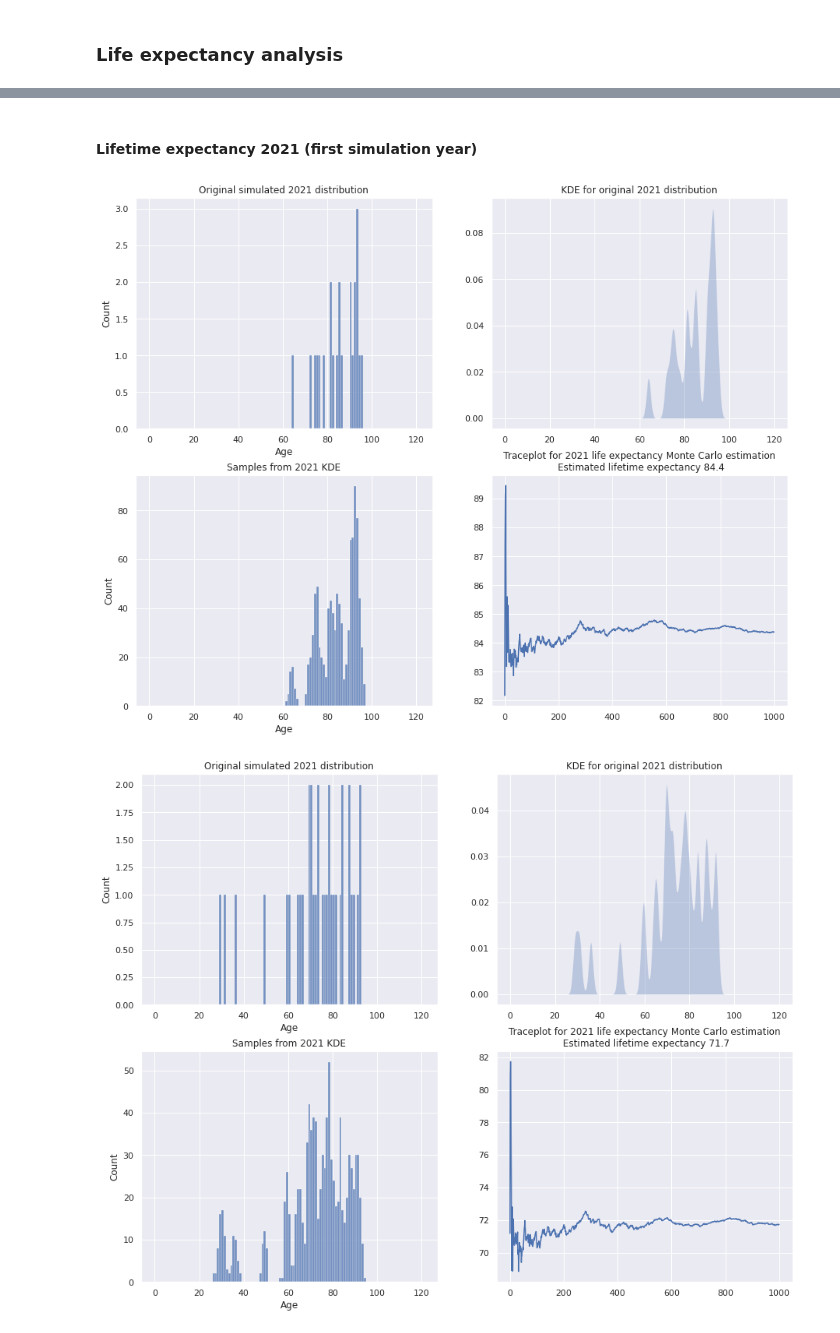
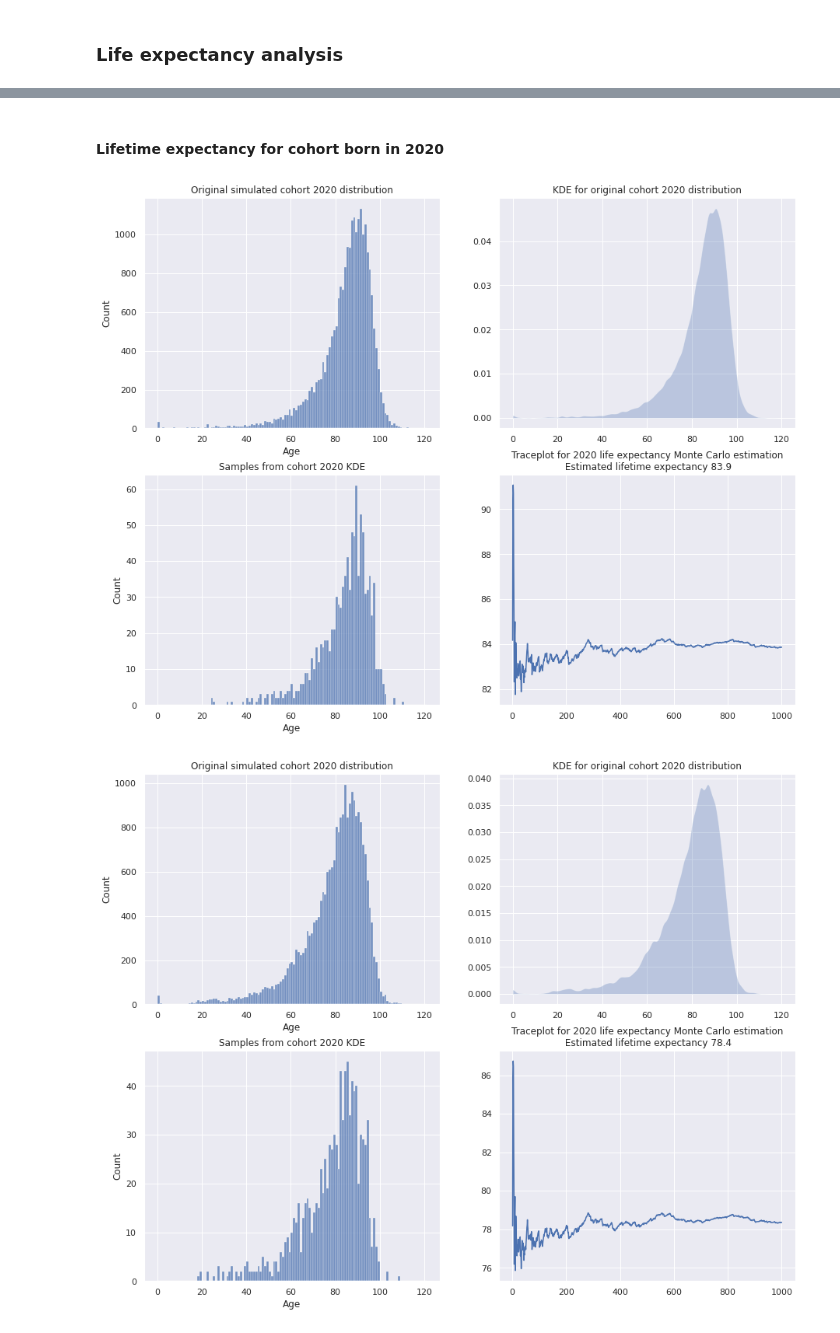
Before and after one commit to skupsala/population-simulation, a Jupyter notebook: notebooks/simulation.ipynb, the cells around one changed output, grey strips where cells are left out. Saved outputs shown, nothing was run; the diff lists cells and outputs as text; code cells hidden in the pictures.

Commit message:
Fix life expectancy calculations

```diff
--- a/notebooks/simulation.ipynb
+++ b/notebooks/simulation.ipynb
@@ -485,7 +475,7 @@ def create_initial_population(stats_population_df):
 
     ages = np.zeros(initialization_population_size, dtype=int)
     sexes = np.zeros(initialization_population_size, dtype=int)
-    birthyear = np.zeros(initialization_population_size, dtype=int)
+    year_of_birth = np.zeros(initialization_population_size, dtype=int)
     # This is artificial index so that we can utilize vectorized operations for the dataframe (millions of rows are too slow without vectorization)
     sex_age_index = np.zeros(initialization_population_size, dtype=int)
 
@@ -495,17 +485,17 @@ def create_initial_population(stats_population_df):
         end_idx = start_idx + simulation_count
         ages[start_idx:end_idx] = np.repeat(row['age'], simulation_count)
         sexes[start_idx:end_idx] = np.repeat(row['sex'], simulation_count)
-        birthyear[start_idx:end_idx] = np.repeat(Cfg.INITIAL_YEAR - row['age'], simulation_count)
+        year_of_birth[start_idx:end_idx] = np.repeat(Cfg.INITIAL_YEAR - row['age'], simulation_count)
         sex_age_index[start_idx:end_idx] = np.repeat(get_sex_age_index_value(row['sex'], row['age']), simulation_count)
         start_idx = end_idx
 
     if initialization_population_size != end_idx:
         ages = ages[:end_idx]
         sexes = sexes[:end_idx]
-        birthyear = birthyear[:end_idx]
+        year_of_birth = year_of_birth[:end_idx]
         sex_age_index = sex_age_index[:end_idx]
 
-    df = pd.DataFrame({'age': ages, 'sex': sexes, 'birthyear': birthyear, 'sex_age_index': sex_age_index})
+    df = pd.DataFrame({'age': ages, 'sex': sexes, 'year_of_birth': year_of_birth, 'sex_age_index': sex_age_index})
     dead_df = pd.DataFrame().reindex(columns=df.columns)
     dead_df['death_year'] = pd.Series([], dtype=int)
 
@@ -523,7 +513,7 @@ else:
 
 
 # This is just approximation for graphics to keep histogram y-limit constant
-max_babies_per_mother_age_group = math.ceil(df[df['sex'] == 1].groupby(['age']).size().max() * max(birth_probability_by_age.values()))
+max_babies_per_mother_age_group = math.ceil(df[df['sex'] == 0].groupby(['age']).size().max() * max(birth_probability_by_age.values()))
 if max_babies_per_mother_age_group <= 100:
     GRAPHICS_FERTILITY_HIST_YLIM = int(math.ceil(max_babies_per_mother_age_group / 10.0)) * 10
 else:
@@ -605,8 +595,8 @@ def simulate_until(target_year, df, dead_df):
 # We do not show all intermediate graphs so let's not plot them
 %matplotlib agg
 
-Cfg.INITIAL_POPULATION_SIZE_SCALE_FACTOR = 1.0
-Cfg.TARGET_YEAR = 2022
+# Cfg.INITIAL_POPULATION_SIZE_SCALE_FACTOR = 0.01
+# Cfg.TARGET_YEAR = 2100
 
 assert Cfg.INITIAL_YEAR == 2020
 assert Cfg.TARGET_YEAR > Cfg.INITIAL_YEAR
@@ -664,0 +667,14 @@ plot_population_development(results)
+# %%
+def simulate_until_cohort_dead(df, dead_df, cohort_year_of_birth):
+    cohort_df = df[df['year_of_birth'] == cohort_year_of_birth].copy()
+    cohort_dead_df = dead_df[dead_df['year_of_birth'] == cohort_year_of_birth].copy()
+    cohort_target_year = Cfg.TARGET_YEAR
+    while len(cohort_df[cohort_df['year_of_birth'] == cohort_year_of_birth]) > 0:
+        cohort_target_year += 1
+        cohort_df, cohort_dead_df = simulate_one_year(cohort_df, cohort_dead_df, cohort_target_year)
+
+    return cohort_dead_df, cohort_target_year
+
+
+life_expectancy_cohort_year = 2020
+cohort_dead_df, cohort_simulation_end_year = simulate_until_cohort_dead(df, dead_df, life_expectancy_cohort_year)
@@ -753,25 +785,25 @@ def plot_monte_carlo_life_expectancy(samples, ax, title):
     return round(estimated_life_expectancy, 1)
 
 
-def lifetime_expectancy_analysis(year, sex):
+def life_expectancy_analysis(year, sex):
     fig, ax = plt.subplots(2, 2, figsize=(Cfg.A4_DIMS[0], Cfg.A4_DIMS[1]*2))
-    death_age_data = dead_df[(dead_df['death_year'] == year) & (dead_df['sex'] == sex)]['age'].to_numpy()
-    plot_histogram_of_ages(death_age_data, ax[0, 0], f"Original simulated {year} distribution")
+    death_age_data = cohort_dead_df[cohort_dead_df['sex'] == sex]['age'].to_numpy()
+    plot_histogram_of_ages(death_age_data, ax[0, 0], f"Original simulated cohort {year} distribution")
     death_age_kde = kde_distribution(death_age_data)
-    plot_kde(death_age_kde, ax[0, 1], f"KDE for original {year} distribution")
+    plot_kde(death_age_kde, ax[0, 1], f"KDE for original cohort {year} distribution")
     death_age_samples = sample_from_kde(death_age_kde)
 
-    plot_histogram_of_ages(death_age_samples, ax[1, 0], title=f"Samples from {year} KDE")
+    plot_histogram_of_ages(death_age_samples, ax[1, 0], title=f"Samples from cohort {year} KDE")
     plot_monte_carlo_life_expectancy(death_age_samples, ax[1, 1], f"Traceplot for {year} life expectancy Monte Carlo estimation")
 # %% [markdown]
-#### Lifetime expectancy 2021 (first simulation year)
+#### Lifetime expectancy for cohort born in 2020
 # %%
 # Females
-lifetime_expectancy_analysis(2021, 0)
+life_expectancy_analysis(life_expectancy_cohort_year, 0)
 # %% [output]
-[figure, old version]
+[figure, new version]
 # %%
 # Males
-lifetime_expectancy_analysis(2021, 1)
+life_expectancy_analysis(life_expectancy_cohort_year, 1)
 # %% [output]
-[figure, old version]
+[figure, new version]
```
Also changed, not shown: parts of 24 cells of this notebook, 2 other files.
